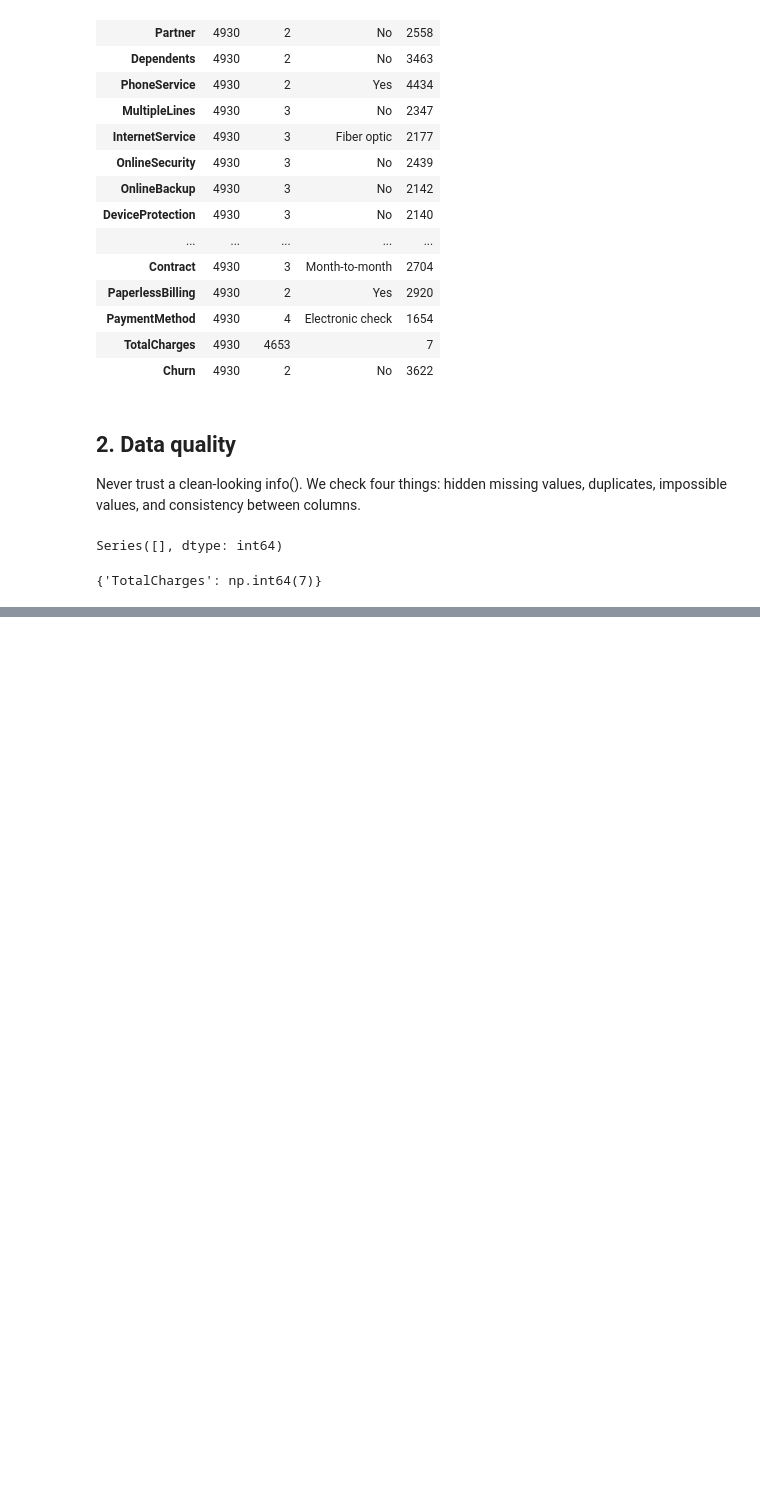
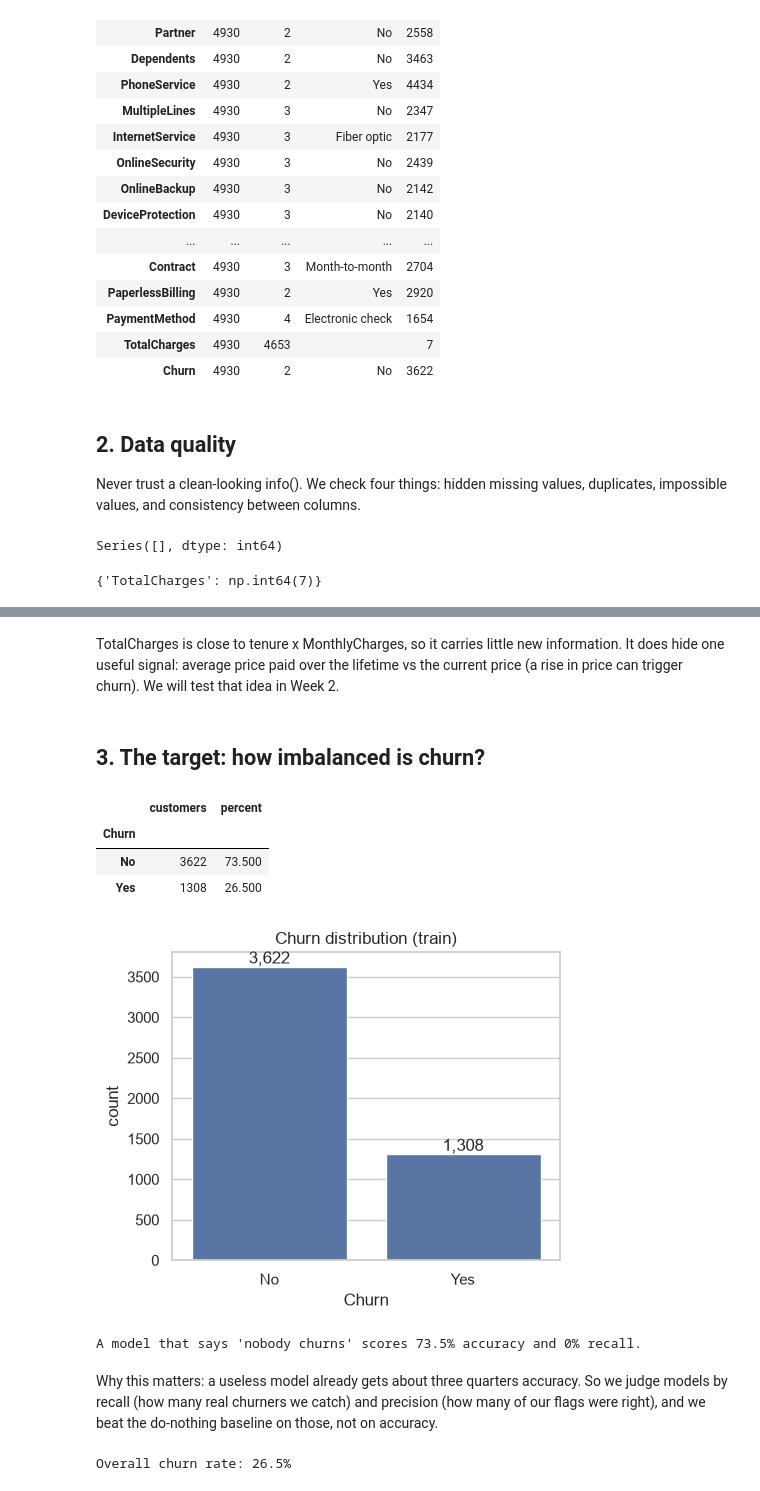
Before and after one commit to ayour2a/churn_prediction_mle, a Jupyter notebook: notebooks/01_EDA_cleaning.ipynb, the cells around one changed output, grey strips where cells are left out. Cells and saved outputs as stored; diff of their text form; code cells hidden in the pictures; blank space fills up the shorter version.

```diff
--- a/notebooks/01_EDA_cleaning.ipynb
+++ b/notebooks/01_EDA_cleaning.ipynb
@@ -100,0 +223,50 @@ blank_counts = {C:(train_df[C].astype(str).str.strip() == '').sum() for C in tra
+# %% [markdown]
+TotalCharges is close to tenure x MonthlyCharges, so it carries little new information. It does hide one useful signal: average price paid over the lifetime vs the current price (a rise in price can trigger churn). We will test that idea in Week 2.
+# %% [markdown]
+## 3. The target: how imbalanced is churn?
+# %%
+churn_counts = train_df["Churn"].value_counts()
+churn_pct = train_df["Churn"].value_counts(normalize=True) * 100
+
+pd.DataFrame({
+    "customers": churn_counts,
+    "percent": churn_pct.round(1)
+})
+# %% [output]
+|  | customers | percent |
+| Churn |  |  |
+| No | 3622 | 73.500 |
+| Yes | 1308 | 26.500 |
+# %%
+fig, ax = plt.subplots(figsize=(5, 4))
+sns.countplot(data=train_df, x="Churn", order=["No", "Yes"], ax=ax)
+
+for bar in ax.patches:
+    ax.annotate(
+        f"{bar.get_height():,.0f}",
+        (bar.get_x() + bar.get_width() / 2, bar.get_height()),
+        ha="center",
+        va="bottom"
+    )
+
+ax.set_title("Churn distribution (train)")
+plt.show()
+# %% [output]
+[figure, added]
+# %%
+majority_accuracy = churn_counts.max() / churn_counts.sum()
+print(f"A model that says 'nobody churns' scores {majority_accuracy:.1%} accuracy and 0% recall.")
+# %% [output]
+A model that says 'nobody churns' scores 73.5% accuracy and 0% recall.
+# %% [markdown]
+Why this matters: a useless model already gets about three quarters accuracy. So we judge models by recall (how many real churners we catch) and precision (how many of our flags were right), and we beat the do-nothing baseline on those, not on accuracy.
+# %%
+# From here on the target is a number: 1 = churned, 0 = stayed
+train_df["Churn"] = train_df["Churn"].map({"No": 0, "Yes": 1})
+assert train_df["Churn"].notna().all()
+
+base_rate = train_df["Churn"].mean()
+status = train_df["Churn"].map({0: "Stayed", 1: "Churned"})  # readable labels for plots
+print(f"Overall churn rate: {base_rate:.1%}")
+# %% [output]
+Overall churn rate: 26.5%
```
Also changed, not shown: parts of 24 cells of this notebook, 1 other file.
